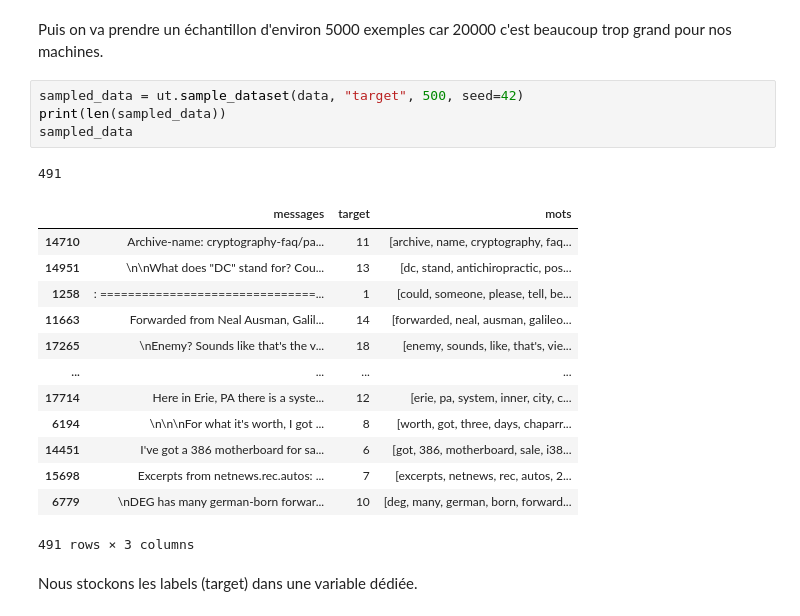
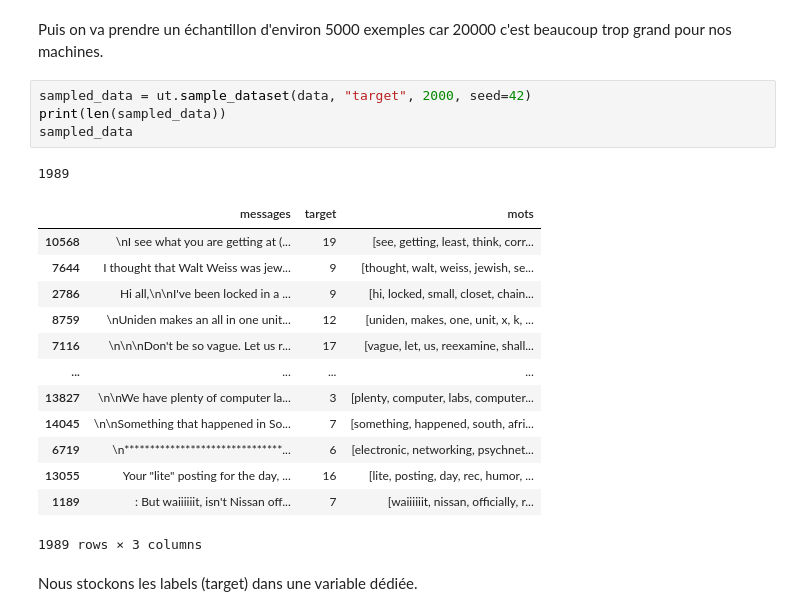
Before and after one commit to Ionys320/stats, a Jupyter notebook: nonsupervise.ipynb, the cells around one changed output. Cells and saved outputs as stored; diff of their text form.

```diff
--- a/nonsupervise.ipynb
+++ b/nonsupervise.ipynb
@@ -243,24 +241,24 @@ data
 # %% [markdown]
 Puis on va prendre un échantillon d'environ 5000 exemples car 20000 c'est beaucoup trop grand pour nos machines.
 # %%
-sampled_data = ut.sample_dataset(data, "target", 500, seed=42)
+sampled_data = ut.sample_dataset(data, "target", 2000, seed=42)
 print(len(sampled_data))
 sampled_data
 # %% [output]
-491
+1989
 |  | messages | target | mots |
-| 14710 | Archive-name: cryptography-faq/pa... | 11 | [archive, name, cryptography, faq... |
-| 14951 | \n\nWhat does "DC" stand for? Cou... | 13 | [dc, stand, antichiropractic, pos... |
-| 1258 | : ===============================... | 1 | [could, someone, please, tell, be... |
-| 11663 | Forwarded from Neal Ausman, Galil... | 14 | [forwarded, neal, ausman, galileo... |
-| 17265 | \nEnemy? Sounds like that's the v... | 18 | [enemy, sounds, like, that's, vie... |
+| 10568 | \nI see what you are getting at (... | 19 | [see, getting, least, think, corr... |
+| 7644 | I thought that Walt Weiss was jew... | 9 | [thought, walt, weiss, jewish, se... |
+| 2786 | Hi all,\n\nI've been locked in a ... | 9 | [hi, locked, small, closet, chain... |
+| 8759 | \nUniden makes an all in one unit... | 12 | [uniden, makes, one, unit, x, k, ... |
+| 7116 | \n\n\nDon't be so vague. Let us r... | 17 | [vague, let, us, reexamine, shall... |
 | ... | ... | ... | ... |
-| 17714 | Here in Erie, PA there is a syste... | 12 | [erie, pa, system, inner, city, c... |
-| 6194 | \n\n\nFor what it's worth, I got ... | 8 | [worth, got, three, days, chaparr... |
-| 14451 | I've got a 386 motherboard for sa... | 6 | [got, 386, motherboard, sale, i38... |
-| 15698 | Excerpts from netnews.rec.autos: ... | 7 | [excerpts, netnews, rec, autos, 2... |
-| 6779 | \nDEG has many german-born forwar... | 10 | [deg, many, german, born, forward... |
+| 13827 | \n\nWe have plenty of computer la... | 3 | [plenty, computer, labs, computer... |
+| 14045 | \n\nSomething that happened in So... | 7 | [something, happened, south, afri... |
+| 6719 | \n*******************************... | 6 | [electronic, networking, psychnet... |
+| 13055 | Your "lite" posting for the day, ... | 16 | [lite, posting, day, rec, humor, ... |
+| 1189 | : But waiiiiiit, isn't Nissan off... | 7 | [waiiiiiit, nissan, officially, r... |
-491 rows × 3 columns
+1989 rows × 3 columns
 # %% [markdown]
 Nous stockons les labels (target) dans une variable dédiée.
 # %%
```
Also changed, not shown: parts of 15 cells of this notebook, 1 other file.
